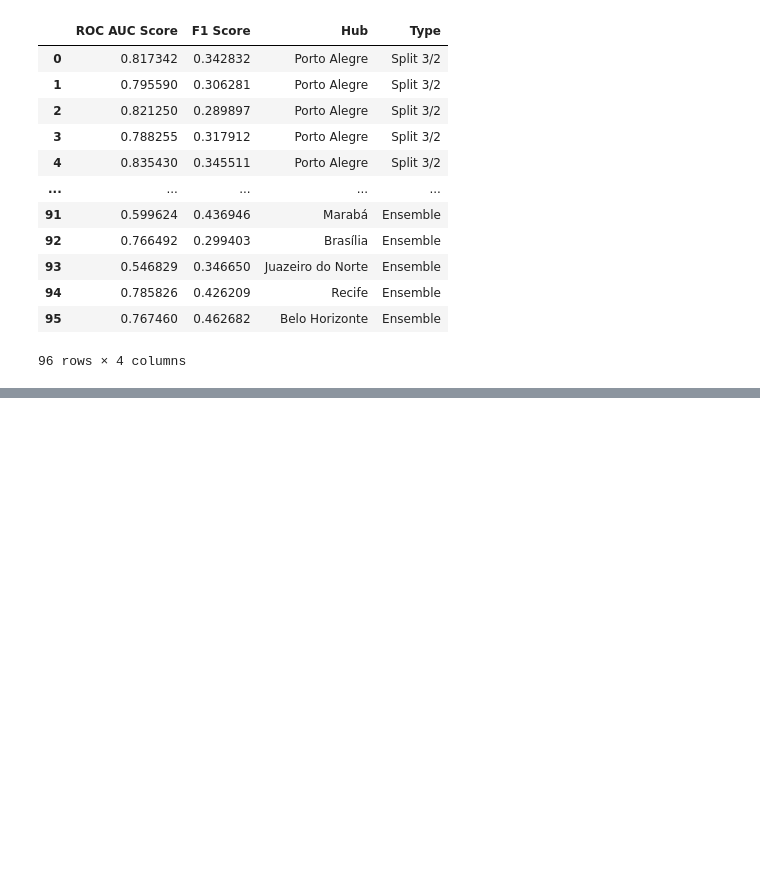
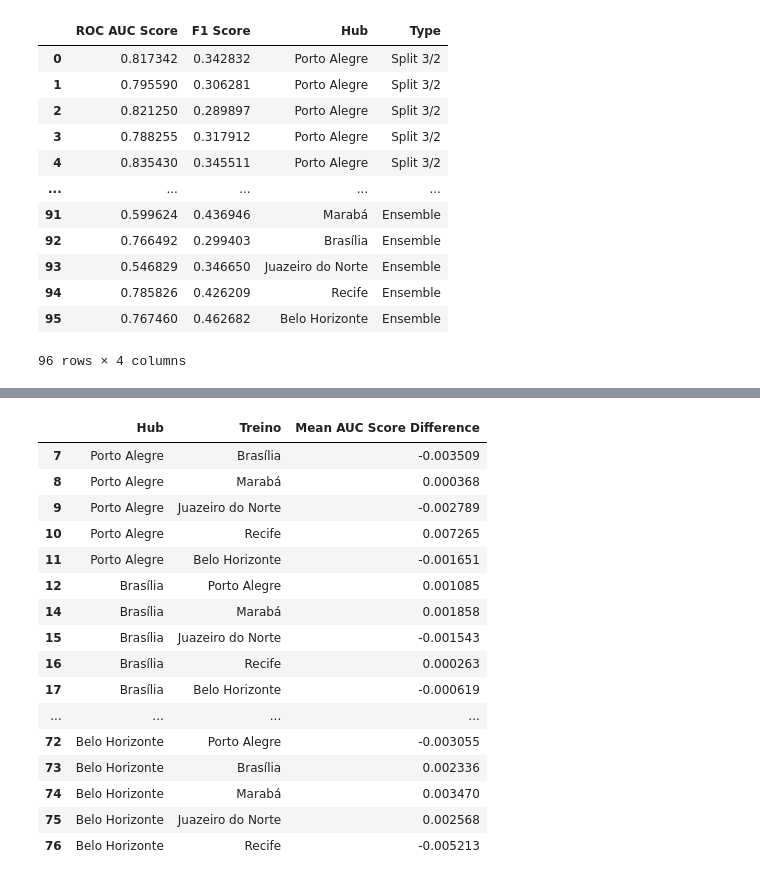
Before and after one commit to CaioRhoden/xai-nui-classification, a Jupyter notebook: notebooks/dataviz/generate_poster_graphs.ipynb, the cells around one changed output, grey strips where cells are left out. Drawn from its saved outputs; the diff is of its cells as text; code cells hidden in the pictures; blank space fills up the shorter version.

```diff
--- a/notebooks/dataviz/generate_poster_graphs.ipynb
+++ b/notebooks/dataviz/generate_poster_graphs.ipynb
@@ -61,0 +107,20 @@ ax = sns.stripplot(x="ROC AUC Score", y="Hub", hue="Type", data=df)
+# %%
+final_df
+# %% [output]
+|  | Hub | Treino | Mean AUC Score Difference |
+| 7 | Porto Alegre | Brasília | -0.003509 |
+| 8 | Porto Alegre | Marabá | 0.000368 |
+| 9 | Porto Alegre | Juazeiro do Norte | -0.002789 |
+| 10 | Porto Alegre | Recife | 0.007265 |
+| 11 | Porto Alegre | Belo Horizonte | -0.001651 |
+| 12 | Brasília | Porto Alegre | 0.001085 |
+| 14 | Brasília | Marabá | 0.001858 |
+| 15 | Brasília | Juazeiro do Norte | -0.001543 |
+| 16 | Brasília | Recife | 0.000263 |
+| 17 | Brasília | Belo Horizonte | -0.000619 |
+| ... | ... | ... | ... |
+| 72 | Belo Horizonte | Porto Alegre | -0.003055 |
+| 73 | Belo Horizonte | Brasília | 0.002336 |
+| 74 | Belo Horizonte | Marabá | 0.003470 |
+| 75 | Belo Horizonte | Juazeiro do Norte | 0.002568 |
+| 76 | Belo Horizonte | Recife | -0.005213 |
```
Also changed, not shown: parts of 6 cells of this notebook.
